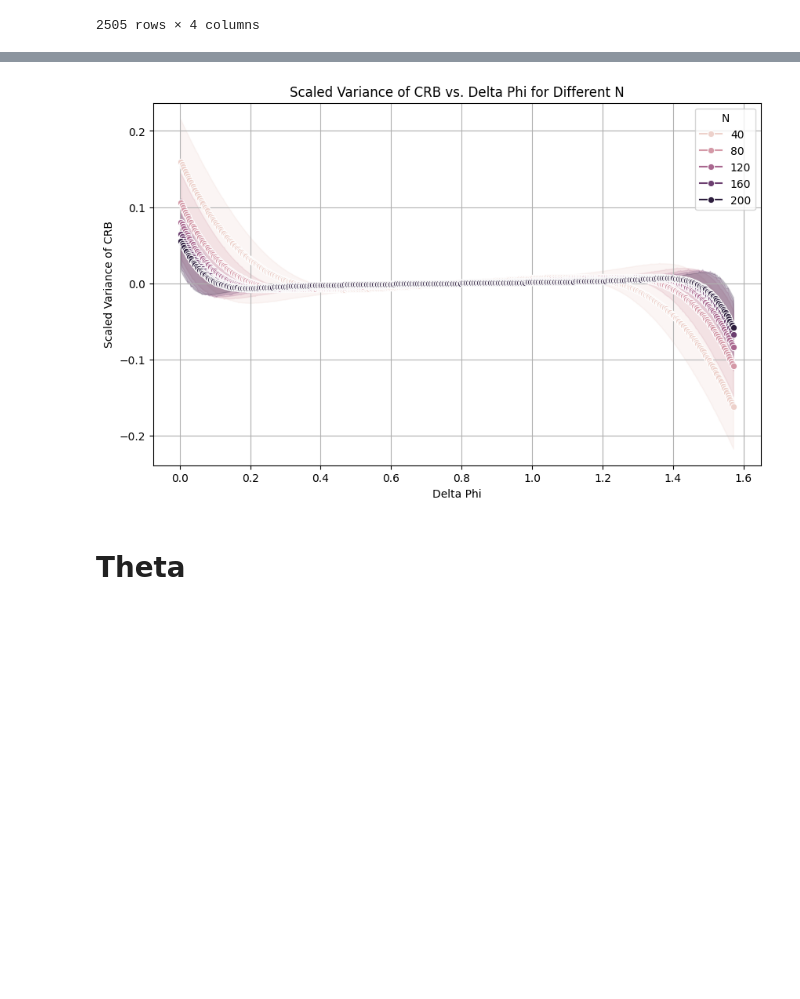
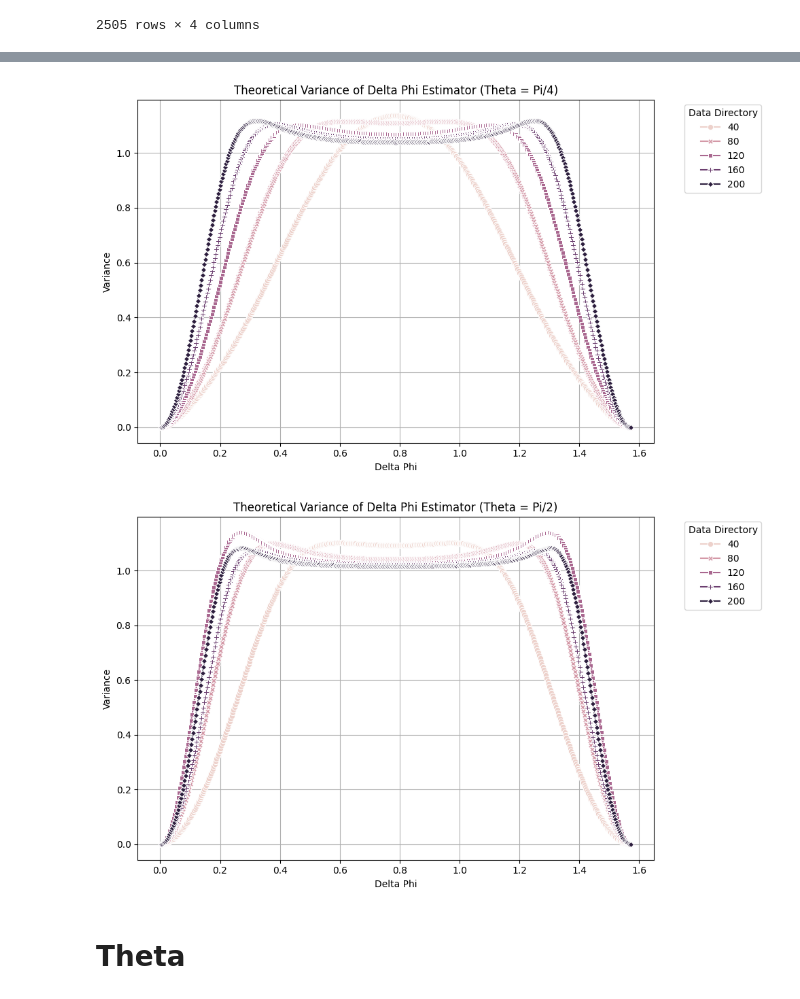
Before and after one commit to josephniblo/multi-parameter-estimation, a Jupyter notebook: multi-parameter-estimation/post-processing/5.1_analyse_corrected_estimates.ipynb, the cells around one changed output, grey strips where cells are left out. Drawn from its saved outputs; the diff is of its cells as text; code cells hidden in the pictures; blank space fills up the shorter version.

Commit message:
Update plots

```diff
--- a/multi-parameter-estimation/post-processing/5.1_analyse_corrected_estimates.ipynb
+++ b/multi-parameter-estimation/post-processing/5.1_analyse_corrected_estimates.ipynb
@@ -120,20 +146,34 @@ delta_phi_theory
 # %%
-overlap_adjusted_theory = pd.read_csv(os.path.join(repo_root, 'theory', 'phase_estimation_multiN.csv'))
-overlap_adjusted_theory = overlap_adjusted_theory
+# plot the theory curves
+plt.figure(figsize=(10, 6))
+sns.lineplot(data=theory_df[
+    np.isclose(theory_df['theta'], np.pi / 4)
+    ], x='delta_phi', y='VarCRB_nu_0.971', hue='n', style='n', markers=True, dashes=False)
+plt.title('Theoretical Variance of Delta Phi Estimator (Theta = Pi/4)')
+plt.xlabel('Delta Phi')
+plt.ylabel('Variance')
+plt.legend(title='Data Directory', bbox_to_anchor=(1.05, 1), loc='upper left')
+plt.grid(True)
+plt.tight_layout()
 
-# Plot VarCRB_scaled against delta_phi for each N from overlap_adjusted_theory
-def plot_varcrb_scaled_vs_delta_phi(df):
-    plt.figure(figsize=(10, 6))
-    sns.lineplot(data=df, x="delta_phi", y="bias", hue="N", marker="o")
-    plt.title("Scaled Variance of CRB vs. Delta Phi for Different N")
-    plt.xlabel("Delta Phi")
-    plt.ylabel("Scaled Variance of CRB")
-    plt.legend(title="N", loc='upper right')
-    plt.grid(True)
-    plt.show()
-plot_varcrb_scaled_vs_delta_phi(overlap_adjusted_theory)
+plt.show()
+
+# plot the theory curves
+plt.figure(figsize=(10, 6))
+sns.lineplot(data=theory_df[
+    np.isclose(theory_df['theta'], np.pi / 2)
+    ], x='delta_phi', y='VarCRB_nu_0.971', hue='n', style='n', markers=True, dashes=False)
+plt.title('Theoretical Variance of Delta Phi Estimator (Theta = Pi/2)')
+plt.xlabel('Delta Phi')
+plt.ylabel('Variance')
+plt.legend(title='Data Directory', bbox_to_anchor=(1.05, 1), loc='upper left')
+plt.grid(True)
+plt.tight_layout()
+
+plt.show()
 # %% [output]
-[figure, old version]
+[figure, new version]
+[figure, added]
 # %% [markdown]
 # Theta
 # %%
```
Also changed, not shown: parts of 5 cells of this notebook, 14 other files.
